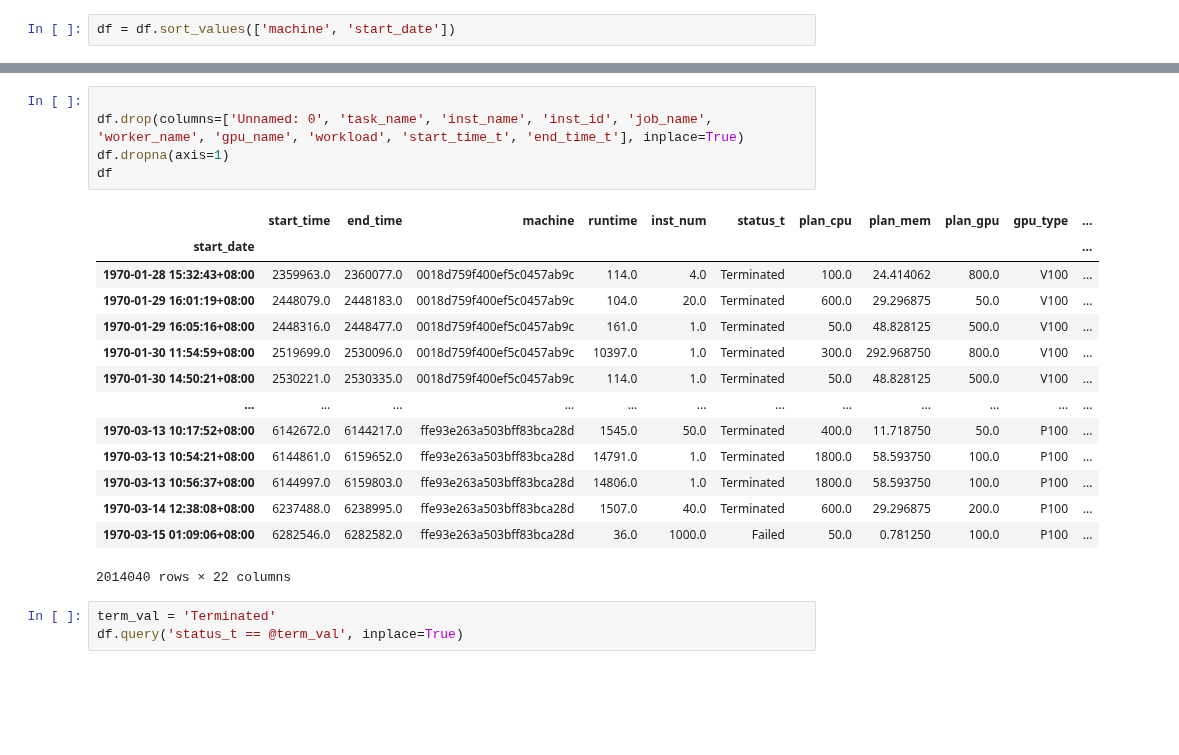
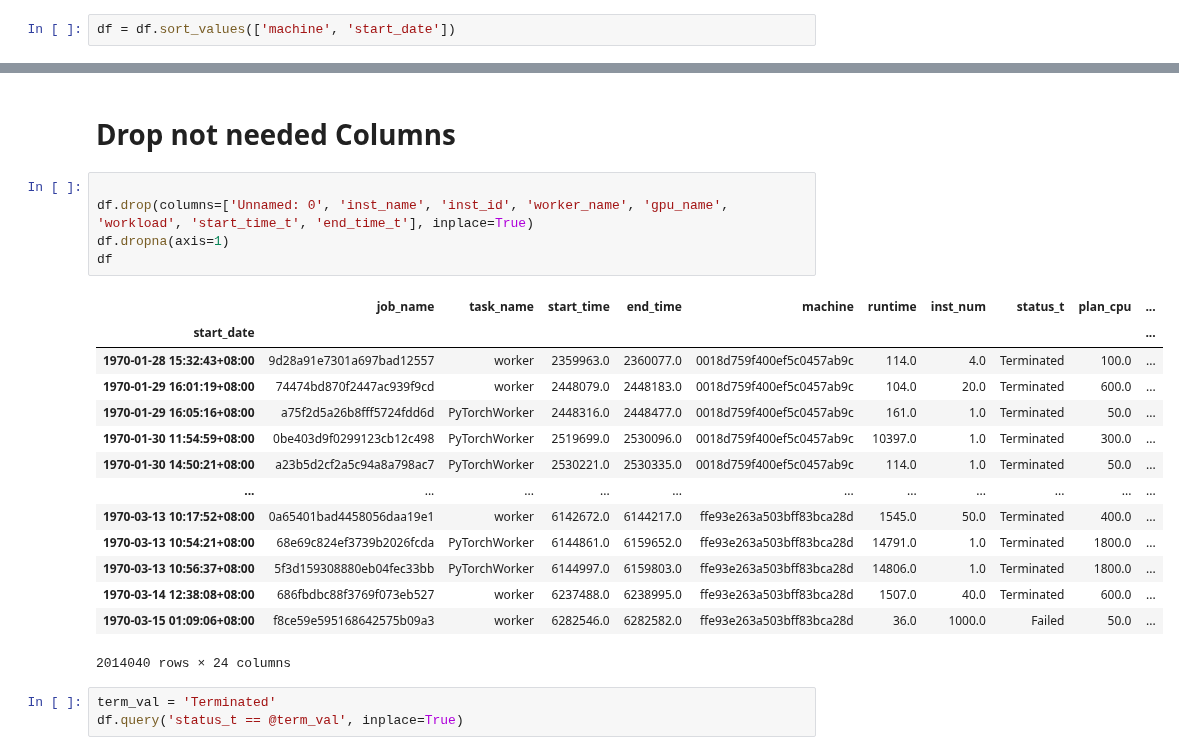
Before and after one commit to MyGodItsFull0fStars/alibaba_clusterdata, a Jupyter notebook: cluster-trace-gpu-v2020/prediction/lstm_dataset_training_preparation.ipynb, the cells around one changed output, grey strips where cells are left out. Saved outputs shown, nothing was run; the diff lists cells and outputs as text; blank space fills up the shorter version.

```diff
--- a/cluster-trace-gpu-v2020/prediction/lstm_dataset_training_preparation.ipynb
+++ b/cluster-trace-gpu-v2020/prediction/lstm_dataset_training_preparation.ipynb
@@ -45,23 +60,25 @@ df = df.sort_values(['machine', 'start_date'])
+# %% [markdown]
+# Drop not needed Columns
 # %%
 
-df.drop(columns=['Unnamed: 0', 'task_name', 'inst_name', 'inst_id', 'job_name', 'worker_name', 'gpu_name', 'workload', 'start_time_t', 'end_time_t'], inplace=True)
+df.drop(columns=['Unnamed: 0', 'inst_name', 'inst_id', 'worker_name', 'gpu_name', 'workload', 'start_time_t', 'end_time_t'], inplace=True)
 df.dropna(axis=1)
 df
 # %% [output]
-|  | start_time | end_time | machine | runtime | inst_num | status_t | plan_cpu | plan_mem | plan_gpu | gpu_type | ... |
-| start_date |  |  |  |  |  |  |  |  |  |  | ... |
-| 1970-01-28 15:32:43+08:00 | 2359963.0 | 2360077.0 | 0018d759f400ef5c0457ab9c | 114.0 | 4.0 | Terminated | 100.0 | 24.414062 | 800.0 | V100 | ... |
-| 1970-01-29 16:01:19+08:00 | 2448079.0 | 2448183.0 | 0018d759f400ef5c0457ab9c | 104.0 | 20.0 | Terminated | 600.0 | 29.296875 | 50.0 | V100 | ... |
-| 1970-01-29 16:05:16+08:00 | 2448316.0 | 2448477.0 | 0018d759f400ef5c0457ab9c | 161.0 | 1.0 | Terminated | 50.0 | 48.828125 | 500.0 | V100 | ... |
-| 1970-01-30 11:54:59+08:00 | 2519699.0 | 2530096.0 | 0018d759f400ef5c0457ab9c | 10397.0 | 1.0 | Terminated | 300.0 | 292.968750 | 800.0 | V100 | ... |
-| 1970-01-30 14:50:21+08:00 | 2530221.0 | 2530335.0 | 0018d759f400ef5c0457ab9c | 114.0 | 1.0 | Terminated | 50.0 | 48.828125 | 500.0 | V100 | ... |
-| ... | ... | ... | ... | ... | ... | ... | ... | ... | ... | ... | ... |
-| 1970-03-13 10:17:52+08:00 | 6142672.0 | 6144217.0 | ffe93e263a503bff83bca28d | 1545.0 | 50.0 | Terminated | 400.0 | 11.718750 | 50.0 | P100 | ... |
-| 1970-03-13 10:54:21+08:00 | 6144861.0 | 6159652.0 | ffe93e263a503bff83bca28d | 14791.0 | 1.0 | Terminated | 1800.0 | 58.593750 | 100.0 | P100 | ... |
-| 1970-03-13 10:56:37+08:00 | 6144997.0 | 6159803.0 | ffe93e263a503bff83bca28d | 14806.0 | 1.0 | Terminated | 1800.0 | 58.593750 | 100.0 | P100 | ... |
-| 1970-03-14 12:38:08+08:00 | 6237488.0 | 6238995.0 | ffe93e263a503bff83bca28d | 1507.0 | 40.0 | Terminated | 600.0 | 29.296875 | 200.0 | P100 | ... |
-| 1970-03-15 01:09:06+08:00 | 6282546.0 | 6282582.0 | ffe93e263a503bff83bca28d | 36.0 | 1000.0 | Failed | 50.0 | 0.781250 | 100.0 | P100 | ... |
+|  | job_name | task_name | start_time | end_time | machine | runtime | inst_num | status_t | plan_cpu | ... |
+| start_date |  |  |  |  |  |  |  |  |  | ... |
+| 1970-01-28 15:32:43+08:00 | 9d28a91e7301a697bad12557 | worker | 2359963.0 | 2360077.0 | 0018d759f400ef5c0457ab9c | 114.0 | 4.0 | Terminated | 100.0 | ... |
+| 1970-01-29 16:01:19+08:00 | 74474bd870f2447ac939f9cd | worker | 2448079.0 | 2448183.0 | 0018d759f400ef5c0457ab9c | 104.0 | 20.0 | Terminated | 600.0 | ... |
+| 1970-01-29 16:05:16+08:00 | a75f2d5a26b8fff5724fdd6d | PyTorchWorker | 2448316.0 | 2448477.0 | 0018d759f400ef5c0457ab9c | 161.0 | 1.0 | Terminated | 50.0 | ... |
+| 1970-01-30 11:54:59+08:00 | 0be403d9f0299123cb12c498 | PyTorchWorker | 2519699.0 | 2530096.0 | 0018d759f400ef5c0457ab9c | 10397.0 | 1.0 | Terminated | 300.0 | ... |
+| 1970-01-30 14:50:21+08:00 | a23b5d2cf2a5c94a8a798ac7 | PyTorchWorker | 2530221.0 | 2530335.0 | 0018d759f400ef5c0457ab9c | 114.0 | 1.0 | Terminated | 50.0 | ... |
+| ... | ... | ... | ... | ... | ... | ... | ... | ... | ... | ... |
+| 1970-03-13 10:17:52+08:00 | 0a65401bad4458056daa19e1 | worker | 6142672.0 | 6144217.0 | ffe93e263a503bff83bca28d | 1545.0 | 50.0 | Terminated | 400.0 | ... |
+| 1970-03-13 10:54:21+08:00 | 68e69c824ef3739b2026fcda | PyTorchWorker | 6144861.0 | 6159652.0 | ffe93e263a503bff83bca28d | 14791.0 | 1.0 | Terminated | 1800.0 | ... |
+| 1970-03-13 10:56:37+08:00 | 5f3d159308880eb04fec33bb | PyTorchWorker | 6144997.0 | 6159803.0 | ffe93e263a503bff83bca28d | 14806.0 | 1.0 | Terminated | 1800.0 | ... |
+| 1970-03-14 12:38:08+08:00 | 686fbdbc88f3769f073eb527 | worker | 6237488.0 | 6238995.0 | ffe93e263a503bff83bca28d | 1507.0 | 40.0 | Terminated | 600.0 | ... |
+| 1970-03-15 01:09:06+08:00 | f8ce59e595168642575b09a3 | worker | 6282546.0 | 6282582.0 | ffe93e263a503bff83bca28d | 36.0 | 1000.0 | Failed | 50.0 | ... |
-2014040 rows × 22 columns
+2014040 rows × 24 columns
 # %%
 term_val = 'Terminated'
 df.query('status_t == @term_val', inplace=True)
```
Also changed, not shown: parts of 7 cells of this notebook.
